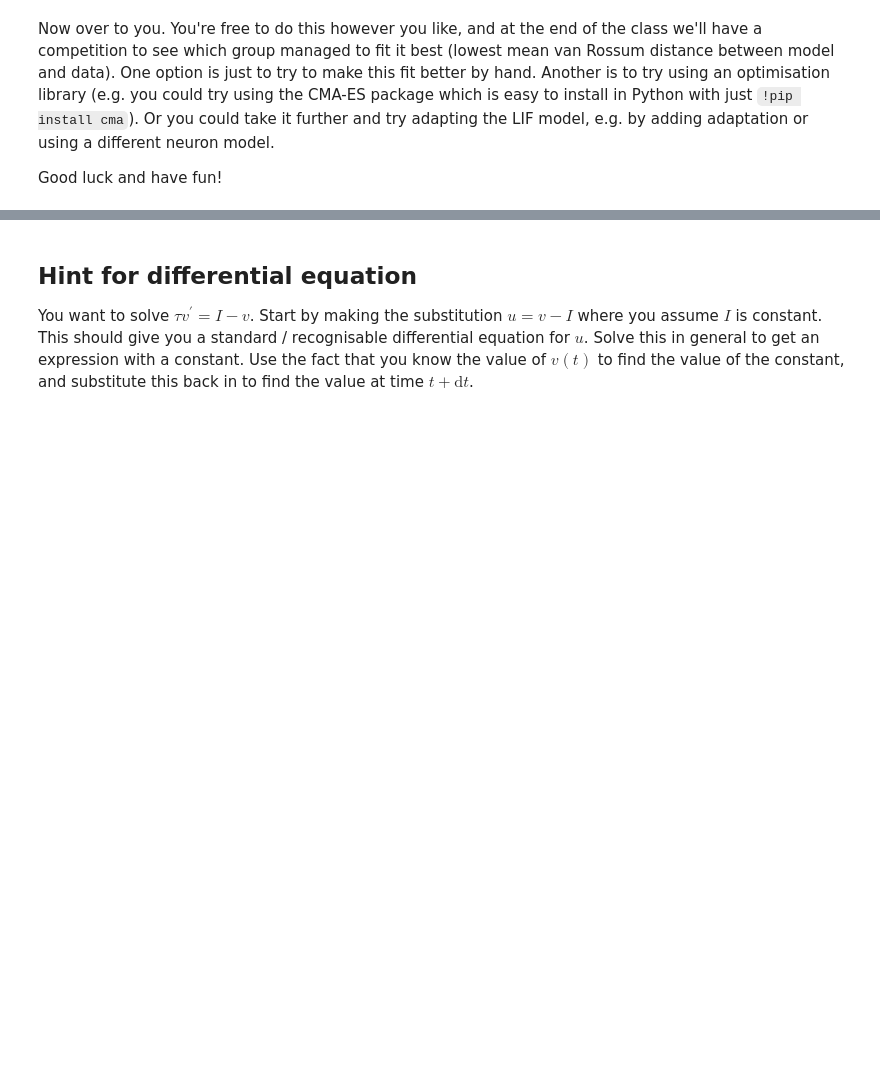
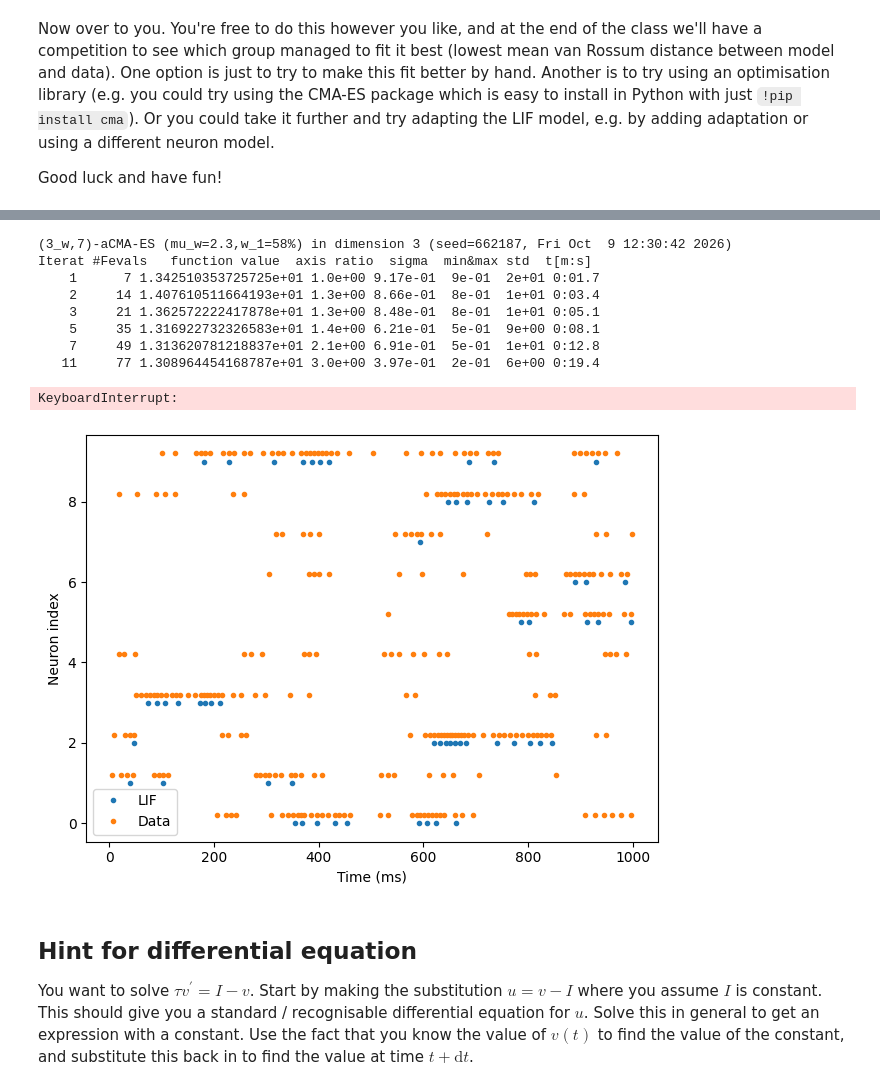
Before and after one commit to AlexBristol76/Neuro4ML-CW, a Jupyter notebook: w1-neurons/w1-neurons.ipynb, the cells around one changed output, grey strips where cells are left out. Drawn from its saved outputs; the diff is of its cells as text; code cells hidden in the pictures; blank space fills up the shorter version.

```diff
--- a/w1-neurons/w1-neurons.ipynb
+++ b/w1-neurons/w1-neurons.ipynb
@@ -184,3 +331,45 @@ Good luck and have fun!
+# %%
+# First lets try tuning with CMA the standard LIF implementation with our 3 available params: tau, a and b
+
+eval_LIF(state_I, spike_t, spike_i, a=3, b=0, tau_ms=50, do_plot=True) # returns mean VR distance which we want to optimize for
+
+# can optimize with a, b and tau_ms
+
+import cma
+
+a0 = 3
+b0 = 0
+tau_ms0 = 50
+
+x0 = np.array([a0, b0, tau_ms0])
+sigma0 = 5   # see the scaling note below
+
+# larger std for the suggested tau_ms
+opts = {
+    'CMA_stds': [1.0, 1.0, 20.0],
+}
+
+def objective(x):
+    a, b, tau_ms = x
+    return eval_LIF(state_I, spike_t, spike_i, a, b, tau_ms)   # adapt to your function's signature
+
+rv_best, es = cma.fmin2(objective, x0, 1.0, options=opts)
+
+# might want a different sigma0 for each variable since the std will be far more impactful for the smaller a and b than larger tau_ms
+
+# it seems to be struggling to model quick successive firing of nodes particularly well - how could we adapt equation to account for this?
+# maybe something to try lowering firing threshold after we see the neuron firing to allow for more of these like spike trains to a point?
+# %% [output]
+(3_w,7)-aCMA-ES (mu_w=2.3,w_1=58%) in dimension 3 (seed=662187, Fri Oct  9 12:30:42 2026)
+Iterat #Fevals   function value  axis ratio  sigma  min&max std  t[m:s]
+    1      7 1.342510353725725e+01 1.0e+00 9.17e-01  9e-01  2e+01 0:01.7
+    2     14 1.407610511664193e+01 1.3e+00 8.66e-01  8e-01  1e+01 0:03.4
+    3     21 1.362572222417878e+01 1.3e+00 8.48e-01  8e-01  1e+01 0:05.1
+    5     35 1.316922732326583e+01 1.4e+00 6.21e-01  5e-01  9e+00 0:08.1
+    7     49 1.313620781218837e+01 2.1e+00 6.91e-01  5e-01  1e+01 0:12.8
+   11     77 1.308964454168787e+01 3.0e+00 3.97e-01  2e-01  6e+00 0:19.4
+KeyboardInterrupt:
+[figure, added]
 # %% [markdown]
 ## Hint for differential equation
 
```
Also changed, not shown: parts of 7 cells of this notebook.
